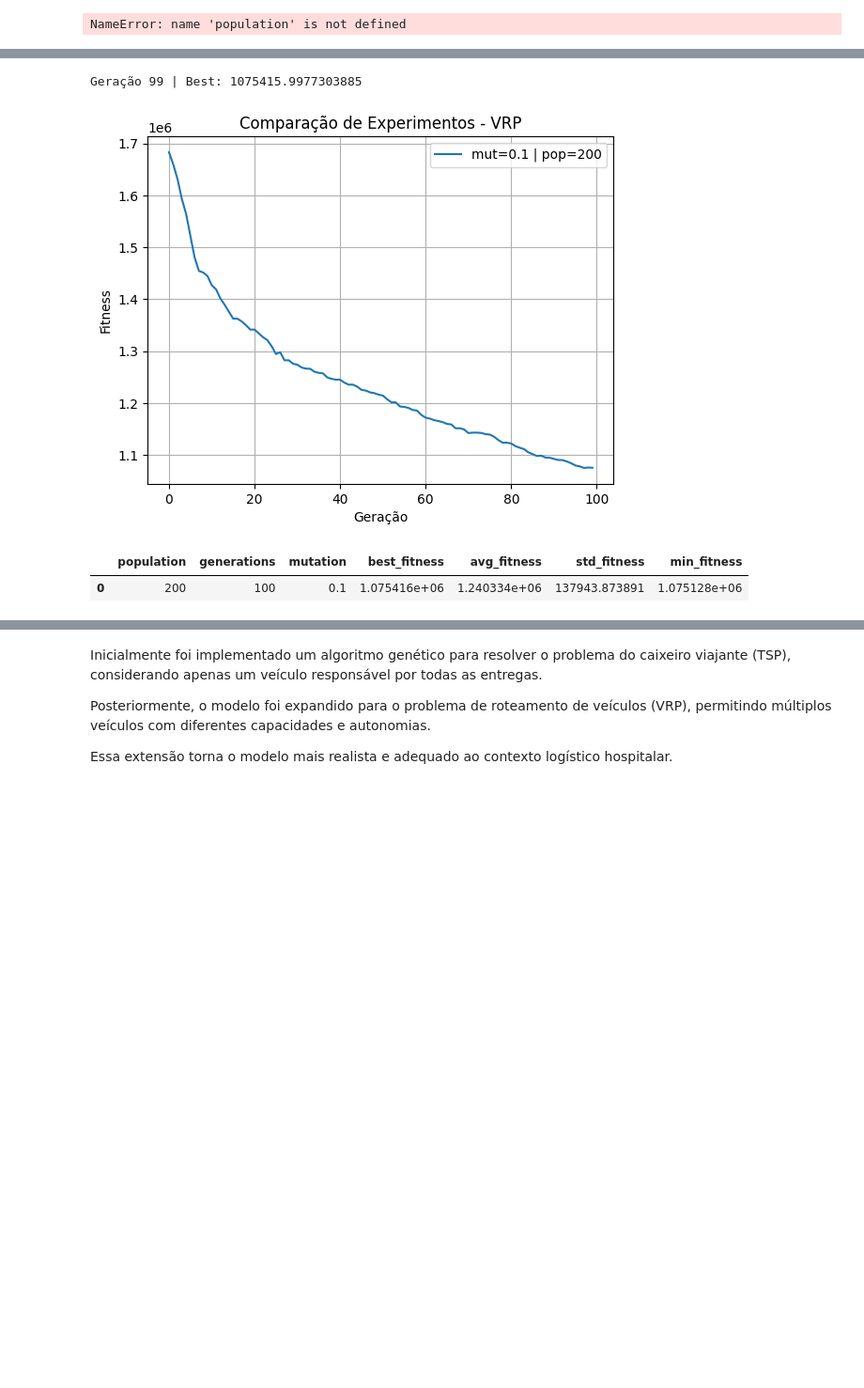
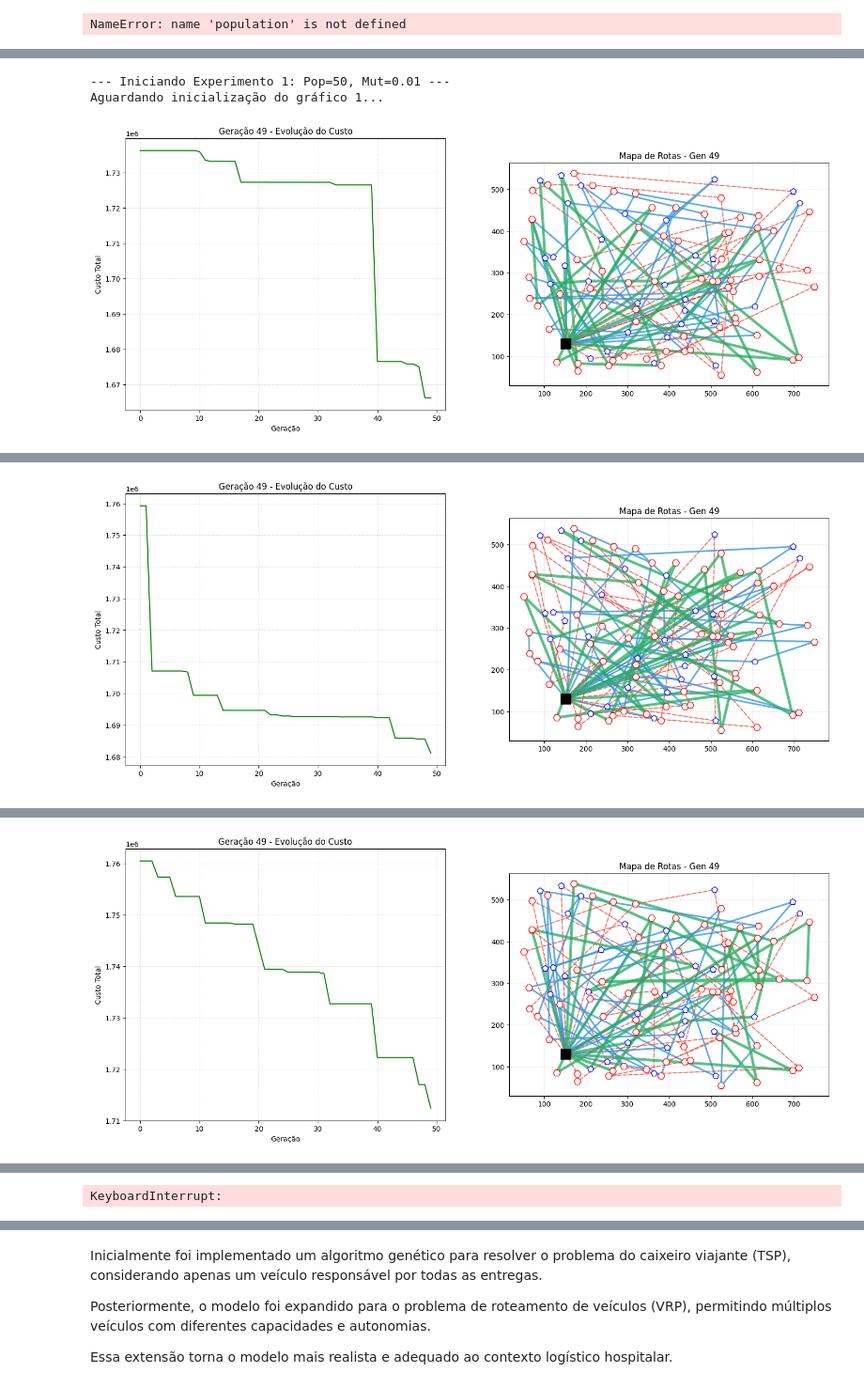
Before and after one commit to StefanieFranco/AlgoritimosGeneticos, a Jupyter notebook: Result.ipynb, the cells around one changed output, grey strips where cells are left out. Shown at 94% size. Saved outputs shown, nothing was run; the diff lists cells and outputs as text; code cells hidden in the pictures; blank space fills up the shorter version.

Commit message:
implementação grafico para vrp

```diff
--- a/Result.ipynb
+++ b/Result.ipynb
@@ -217,7 +221,9 @@ results = []
 population_history = []
 
 for exp in experiments:
+    my_id = str(uuid.uuid4())
 
+    print(f"\n--- Iniciando Experimento {i+1}: Pop={exp['pop']}, Mut={exp['mut']} ---")
     route, history, population = run_ga(
         df_processado,
         vehicle,
@@ -312,68 +320,102 @@ NameError: name 'population' is not defined
 # %%
+display(HTML("""
+<style>
+    .jp-OutputArea-child { max-height: unset !important; }
+    .jp-Cell-outputArea { max-height: unset !important; }
+    .output_subarea { max-height: unset !important; }
+</style>
+"""))
 ## Testes a serem executados
 experiments = [
-    # {"pop":50, "gen":50, "mut":0.01},
-    # {"pop":100, "gen":50, "mut":0.01},
-    # {"pop":200, "gen":50, "mut":0.01},
-    # {"pop":200, "gen":100, "mut":0.01},
+    {"pop":50, "gen":50, "mut":0.01},
+    {"pop":100, "gen":50, "mut":0.01},
+    {"pop":200, "gen":50, "mut":0.01},
 
-    # {"pop":50, "gen":50, "mut":0.05},
-    # {"pop":100, "gen":50, "mut":0.05},
-    # {"pop":200, "gen":50, "mut":0.05},
-    # {"pop":200, "gen":100, "mut":0.05},
+    {"pop":50, "gen":50, "mut":0.05},
+    {"pop":100, "gen":50, "mut":0.05},
+    {"pop":200, "gen":50, "mut":0.05},
 
-    #  {"pop":50, "gen":50, "mut":0.1},
-    # {"pop":100, "gen":50, "mut":0.1},
-    # {"pop":200, "gen":50, "mut":0.1},
+    {"pop":50, "gen":50, "mut":0.1},
+    {"pop":100, "gen":50, "mut":0.1},
+    {"pop":200, "gen":50, "mut":0.1},
+]
+
+experiments2 = [
+    {"pop":50, "gen":100, "mut":0.01},
+    {"pop":100, "gen":100, "mut":0.01},
+    {"pop":200, "gen":100, "mut":0.01},
+
+    {"pop":50, "gen":100, "mut":0.05},
+    {"pop":100, "gen":100, "mut":0.05},
+    {"pop":200, "gen":100, "mut":0.05},
+
+    {"pop":50, "gen":100, "mut":0.1},
+    {"pop":100, "gen":100, "mut":0.1},
     {"pop":200, "gen":100, "mut":0.1},
 ]
 
+experiments3 = [
+    {"pop":50, "gen":200, "mut":0.01},
+    {"pop":100, "gen":200, "mut":0.01},
+    {"pop":200, "gen":200, "mut":0.01},
+
+    {"pop":50, "gen":200, "mut":0.05},
+    {"pop":100, "gen":200, "mut":0.05},
+    {"pop":200, "gen":200, "mut":0.05},
+
+    {"pop":50, "gen":200, "mut":0.1},
+    {"pop":100, "gen":200, "mut":0.1},
+    {"pop":200, "gen":200, "mut":0.1},
+]
 results = []
 population_history = []
 fitness_histories = []
 
-for exp in experiments:
+for i, exp in enumerate(experiments):
+    my_id = str(uuid.uuid4())
 
+    print(f"\n--- Iniciando Experimento {i+1}: Pop={exp['pop']}, Mut={exp['mut']} ---")
+    handle = display(print(f"Aguardando inicialização do gráfico {i+1}..."), display_id=my_id)
     best_routes, history, population = run_ga_vrp(
         df_processado,
         vehicles,  # 🔥 agora correto
         pop_size=exp["pop"],
         generations=exp["gen"],
-        mutation_rate=exp["mut"]
+        mutation_rate=exp["mut"],
+        display_id=my_id
     )
 
     fitness_histories.append(history)
 
     # gráfico comparativo
     plt.plot(history, label=f"mut={exp['mut']} | pop={exp['pop']}")
 
     # tabela
     results.append({
         "population": exp["pop"],
         "generations": exp["gen"],
         "mutation": exp["mut"],
         "best_fitness": history[-1],
         "avg_fitness": np.mean(history),
         "std_fitness": np.std(history),
         "min_fitness": np.min(history)
     })
 
     population_history.append(population.copy())
 
-plt.legend()
+# 1. Definimos a legenda para ficar fora (à direita)
+plt.legend(title="Configurações (Mut | Pop)", bbox_to_anchor=(1.05, 1), loc='upper left', borderaxespad=0.)
 plt.title("Comparação de Experimentos - VRP")
 plt.xlabel("Geração")
 plt.ylabel("Fitness")
 plt.grid()
 plt.show()
 
 df_results = pd.DataFrame(results)
 
 df_results = df_results.sort_values(by="best_fitness")
-
-df_results
+df_results.style.highlight_min(subset=['best_fitness'], color='lightgreen').format(precision=4)
 # %% [output]
-Geração 99 | Best: 1075415.9977303885
+--- Iniciando Experimento 1: Pop=50, Mut=0.01 ---
+Aguardando inicialização do gráfico 1...
-[figure, old version]
+[figure, new version]
-|  | population | generations | mutation | best_fitness | avg_fitness | std_fitness | min_fitness |
-| 0 | 200 | 100 | 0.1 | 1.075416e+06 | 1.240334e+06 | 137943.873891 | 1.075128e+06 |
@@ -379,0 +430 @@ Geração 99 | Best: 1075415.9977303885
+[figure, added]
@@ -379,0 +439 @@ Geração 99 | Best: 1075415.9977303885
+[figure, added]
@@ -379,0 +451 @@ Geração 99 | Best: 1075415.9977303885
+KeyboardInterrupt:
```
Also changed, not shown: parts of 6 cells of this notebook, 6 other files.
